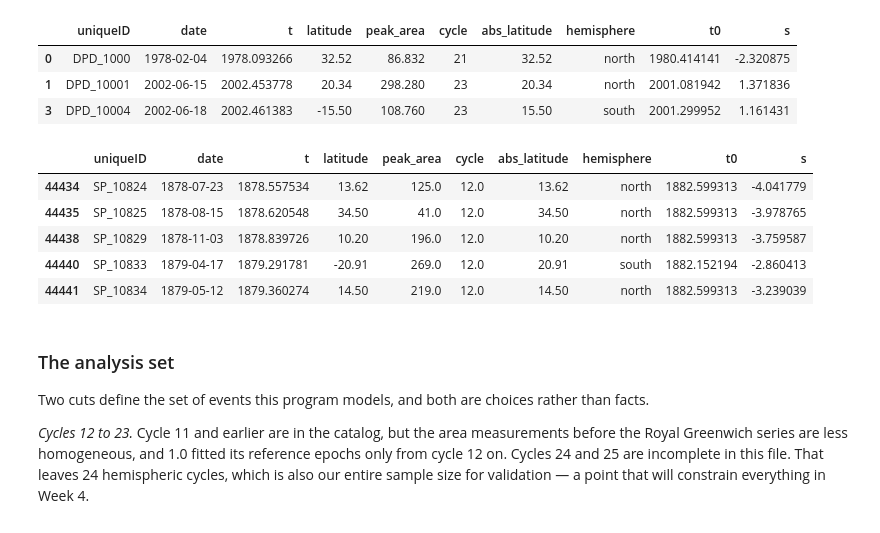
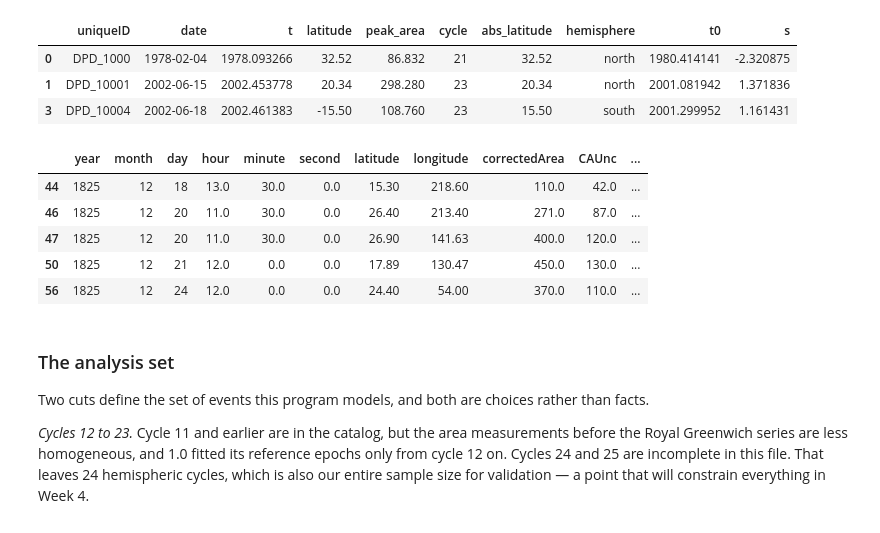
Before and after one commit to alyssaru/butterflai2, a Jupyter notebook: weeks/week_01/01_counting_process.ipynb, the cells around one changed output. Drawn from its saved outputs; the diff is of its cells as text; code cells hidden in the pictures.

Commit message:
Week 1: Task 4 (and corrected task 3)

```diff
--- a/weeks/week_01/01_counting_process.ipynb
+++ b/weeks/week_01/01_counting_process.ipynb
@@ -846,13 +848,13 @@ def build_emergence_table(table):
 # %%
-emergence_table = build_emergence_table(shape_span)
+emergence_table = build_emergence_table(obs)
 emergence_table.head()
 # %% [output]
-|  | uniqueID | date | t | latitude | peak_area | cycle | abs_latitude | hemisphere | t0 | s |
-| 44434 | SP_10824 | 1878-07-23 | 1878.557534 | 13.62 | 125.0 | 12.0 | 13.62 | north | 1882.599313 | -4.041779 |
-| 44435 | SP_10825 | 1878-08-15 | 1878.620548 | 34.50 | 41.0 | 12.0 | 34.50 | north | 1882.599313 | -3.978765 |
-| 44438 | SP_10829 | 1878-11-03 | 1878.839726 | 10.20 | 196.0 | 12.0 | 10.20 | north | 1882.599313 | -3.759587 |
-| 44440 | SP_10833 | 1879-04-17 | 1879.291781 | -20.91 | 269.0 | 12.0 | 20.91 | south | 1882.152194 | -2.860413 |
-| 44441 | SP_10834 | 1879-05-12 | 1879.360274 | 14.50 | 219.0 | 12.0 | 14.50 | north | 1882.599313 | -3.239039 |
+|  | year | month | day | hour | minute | second | latitude | longitude | correctedArea | CAUnc | ... |
+| 44 | 1825 | 12 | 18 | 13.0 | 30.0 | 0.0 | 15.30 | 218.60 | 110.0 | 42.0 | ... |
+| 46 | 1825 | 12 | 20 | 11.0 | 30.0 | 0.0 | 26.40 | 213.40 | 271.0 | 87.0 | ... |
+| 47 | 1825 | 12 | 20 | 11.0 | 30.0 | 0.0 | 26.90 | 141.63 | 400.0 | 120.0 | ... |
+| 50 | 1825 | 12 | 21 | 12.0 | 0.0 | 0.0 | 17.89 | 130.47 | 450.0 | 130.0 | ... |
+| 56 | 1825 | 12 | 24 | 12.0 | 0.0 | 0.0 | 24.40 | 54.00 | 370.0 | 110.0 | ... |
 # %% [markdown]
 ### The analysis set
 
```
Also changed, not shown: parts of 4 cells of this notebook.
